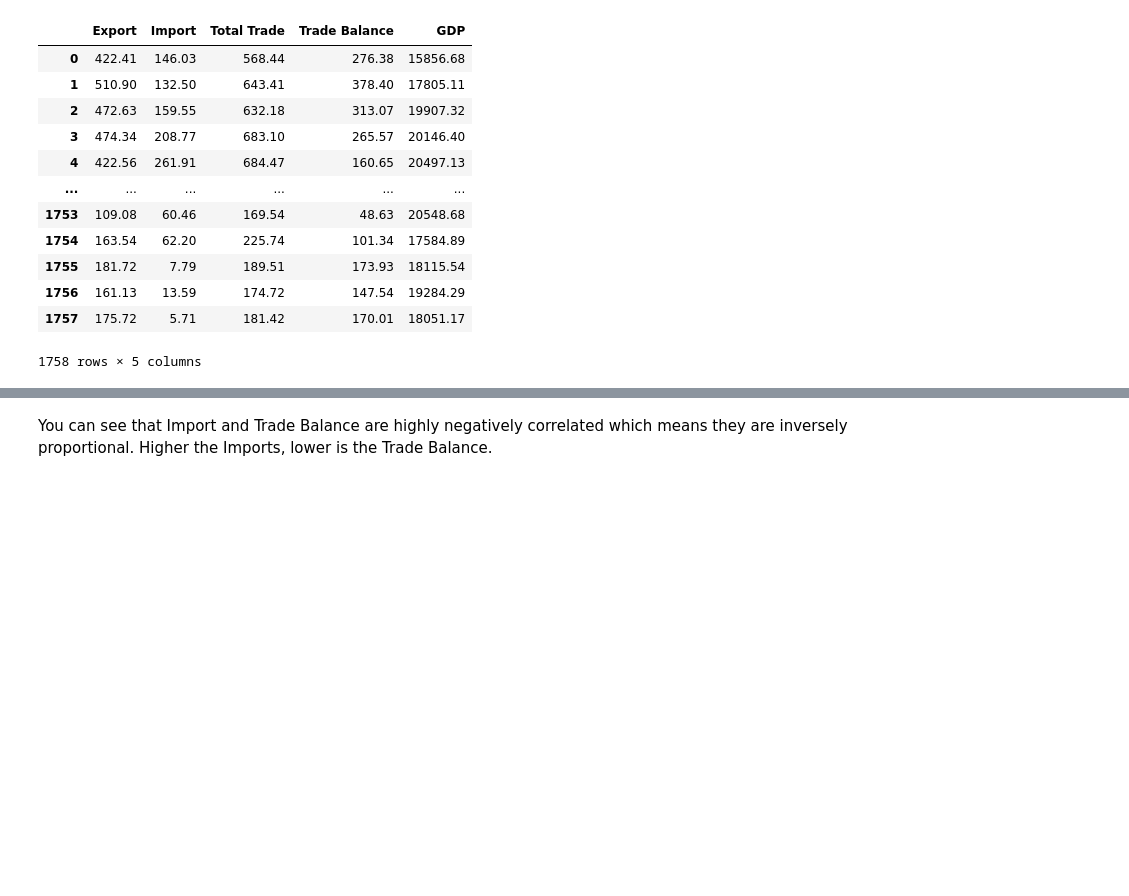
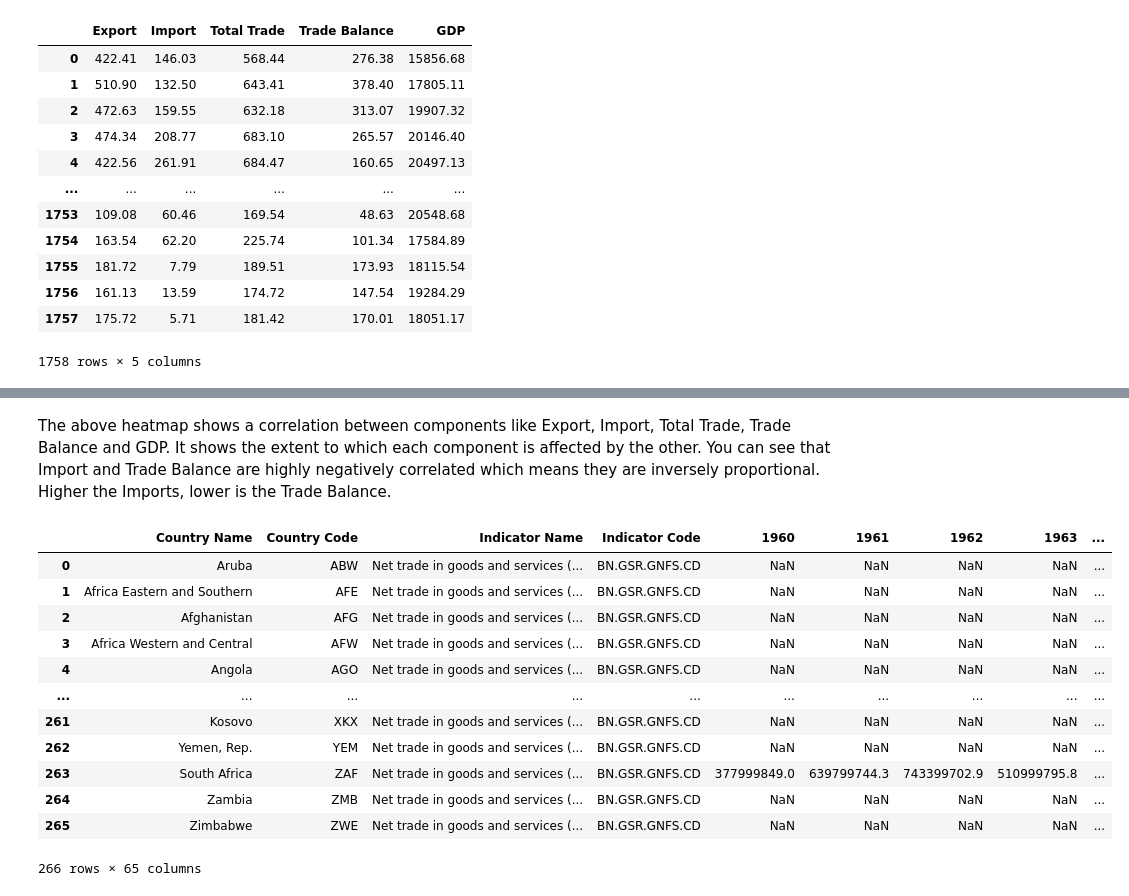
Before and after one commit to Nuka-Rishitha/2022Spring_Finals, a Jupyter notebook: NukaRishitha-AayushaSheregar-FinalProject1 (1).ipynb, the cells around one changed output, grey strips where cells are left out. Cells and saved outputs as stored; diff of their text form; code cells hidden in the pictures; blank space fills up the shorter version.

```diff
--- a/NukaRishitha-AayushaSheregar-FinalProject1 (1).ipynb
+++ b/NukaRishitha-AayushaSheregar-FinalProject1 (1).ipynb
@@ -12,6 +12,8 @@ fr3 =  pd.read_csv('Data_files\\india_population.csv')
 fr4 = pd.read_csv('Data_files\\2018-2010_export.csv')
 file1 = pd.read_csv("Data_files\\Net_Trade.csv")
 file2= pd.read_csv('Data_files\\GDP.csv')
+# %%
+duplicate_file1 = file1
 # %%
 duplicate_fr1 = fr1
 # %%
@@ -703,2 +705,18 @@ sns.heatmap(heatmap1, xticklabels=heatmap1.columns, yticklabels=heatmap1.columns
 # %% [markdown]
-You can see that Import and Trade Balance are highly negatively correlated which means they are inversely proportional. Higher the Imports, lower is the Trade Balance.
+The above heatmap shows a correlation between components like Export, Import, Total Trade, Trade Balance and GDP. It shows the extent to which each component is affected by the other. You can see that Import and Trade Balance are highly negatively correlated which means they are inversely proportional. Higher the Imports, lower is the Trade Balance.
+# %%
+duplicate_file1
+# %% [output]
+|  | Country Name | Country Code | Indicator Name | Indicator Code | 1960 | 1961 | 1962 | 1963 | ... |
+| 0 | Aruba | ABW | Net trade in goods and services (... | BN.GSR.GNFS.CD | NaN | NaN | NaN | NaN | ... |
+| 1 | Africa Eastern and Southern | AFE | Net trade in goods and services (... | BN.GSR.GNFS.CD | NaN | NaN | NaN | NaN | ... |
+| 2 | Afghanistan | AFG | Net trade in goods and services (... | BN.GSR.GNFS.CD | NaN | NaN | NaN | NaN | ... |
+| 3 | Africa Western and Central | AFW | Net trade in goods and services (... | BN.GSR.GNFS.CD | NaN | NaN | NaN | NaN | ... |
+| 4 | Angola | AGO | Net trade in goods and services (... | BN.GSR.GNFS.CD | NaN | NaN | NaN | NaN | ... |
+| ... | ... | ... | ... | ... | ... | ... | ... | ... | ... |
+| 261 | Kosovo | XKX | Net trade in goods and services (... | BN.GSR.GNFS.CD | NaN | NaN | NaN | NaN | ... |
+| 262 | Yemen, Rep. | YEM | Net trade in goods and services (... | BN.GSR.GNFS.CD | NaN | NaN | NaN | NaN | ... |
+| 263 | South Africa | ZAF | Net trade in goods and services (... | BN.GSR.GNFS.CD | 377999849.0 | 639799744.3 | 743399702.9 | 510999795.8 | ... |
+| 264 | Zambia | ZMB | Net trade in goods and services (... | BN.GSR.GNFS.CD | NaN | NaN | NaN | NaN | ... |
+| 265 | Zimbabwe | ZWE | Net trade in goods and services (... | BN.GSR.GNFS.CD | NaN | NaN | NaN | NaN | ... |
+266 rows × 65 columns
```
Also changed, not shown: parts of 26 cells of this notebook.
